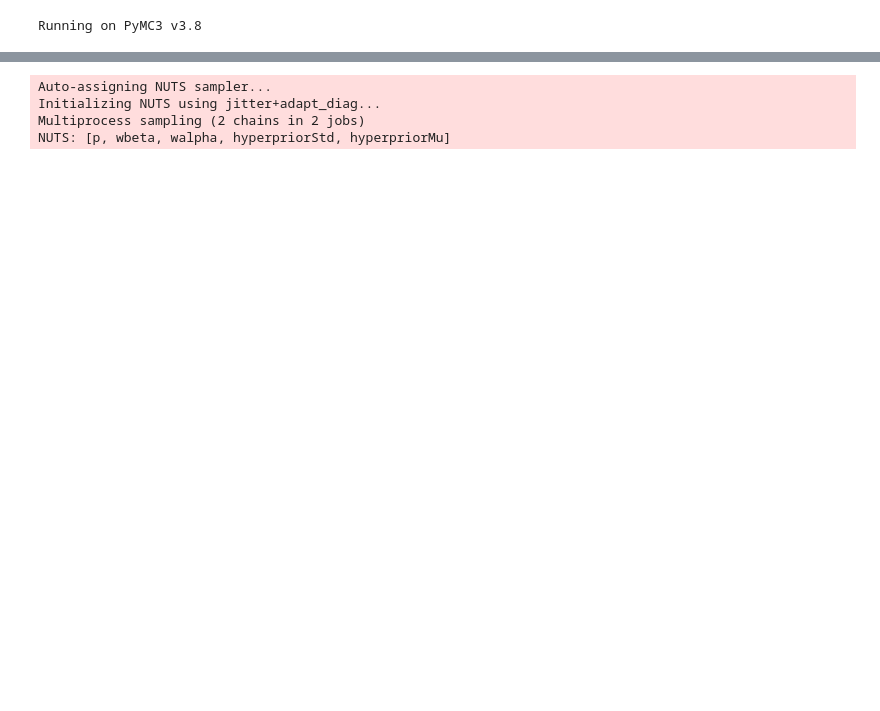
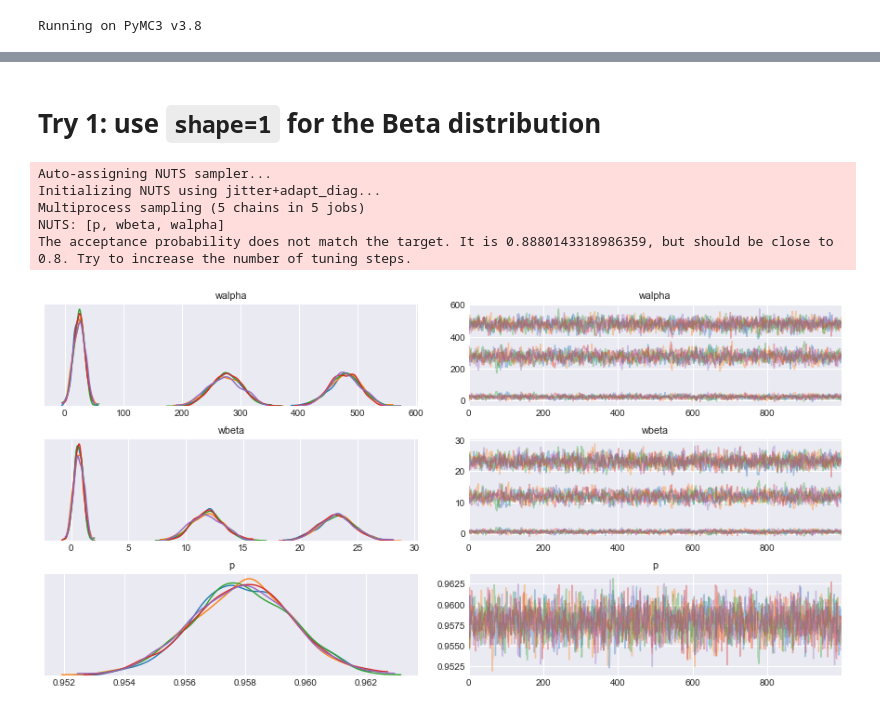
Before and after one commit to fasiha/halflife-regression, a Jupyter notebook: gb1.ipynb, the cells around one changed output, grey strips where cells are left out. Drawn from its saved outputs; the diff is of its cells as text; code cells hidden in the pictures; blank space fills up the shorter version.

```diff
--- a/gb1.ipynb
+++ b/gb1.ipynb
@@ -51,24 +49,25 @@ np.sqrt(150)
+# %% [markdown]
+# Try 1: use `shape=1` for the Beta distribution
 # %%
 with pm.Model() as model:
-    # hyperpriors
-    hyperpriorMu = pm.Normal('hyperpriorMu', mu=0, sigma=5)
-    hyperpriorStd = pm.Uniform('hyperpriorStd', 1, 30) # pm.HalfCauchy('hyperpriorStd', beta=3)
-
     # weights
-    walpha = pm.Normal('walpha', mu=hyperpriorMu, sigma=hyperpriorStd, shape=3)
-    wbeta = pm.Normal('wbeta', mu=hyperpriorMu, sigma=hyperpriorStd, shape=3)
+    walpha = pm.Normal('walpha', mu=10, sigma=30, shape=3)
+    wbeta = pm.Normal('wbeta', mu=10, sigma=30, shape=3)
 
     # Ebisu-style variables
-    alpha = (walpha[0] * million.sqrtright.values + walpha[1] * million.sqrtwrong.values + walpha[2]).clip(1, 100)
-    beta = (wbeta[0] * million.sqrtright.values + wbeta[1] * million.sqrtwrong.values + wbeta[2]).clip(1, 100)
+    alpha = (walpha[0] * data.sqrtright.values + walpha[1] * data.sqrtwrong.values + walpha[2]).clip(1, 3000)
+    beta = (wbeta[0] * data.sqrtright.values + wbeta[1] * data.sqrtwrong.values + wbeta[2]).clip(1, 3000)
 
-    p = pm.Beta('p', alpha=alpha, beta=beta, shape=len(million), testval=0.7)
-    x = pm.Binomial('x', n=million.session_seen.values, p=p, observed=million.session_correct.values)
+    p = pm.Beta('p', alpha=alpha, beta=beta, shape=1, testval=0.7)
+    pt = p**data.days.values
+    x = pm.Binomial('x', n=data.session_seen.values, p=pt, observed=data.session_correct.values)
 
-    trace = pm.sample(5000, tune=1000, cores=2, progressbar=True)
+    trace = pm.sample(1000, tune=1000, cores=5, progressbar=True)
 pm.traceplot(trace);
 # %% [output]
 Auto-assigning NUTS sampler...
 Initializing NUTS using jitter+adapt_diag...
-Multiprocess sampling (2 chains in 2 jobs)
-NUTS: [p, wbeta, walpha, hyperpriorStd, hyperpriorMu]
+Multiprocess sampling (5 chains in 5 jobs)
+NUTS: [p, wbeta, walpha]
+The acceptance probability does not match the target. It is 0.8880143318986359, but should be close to 0.8. Try to increase the number of tuning steps.
+[figure, added]
```
Also changed, not shown: parts of 8 cells of this notebook.
